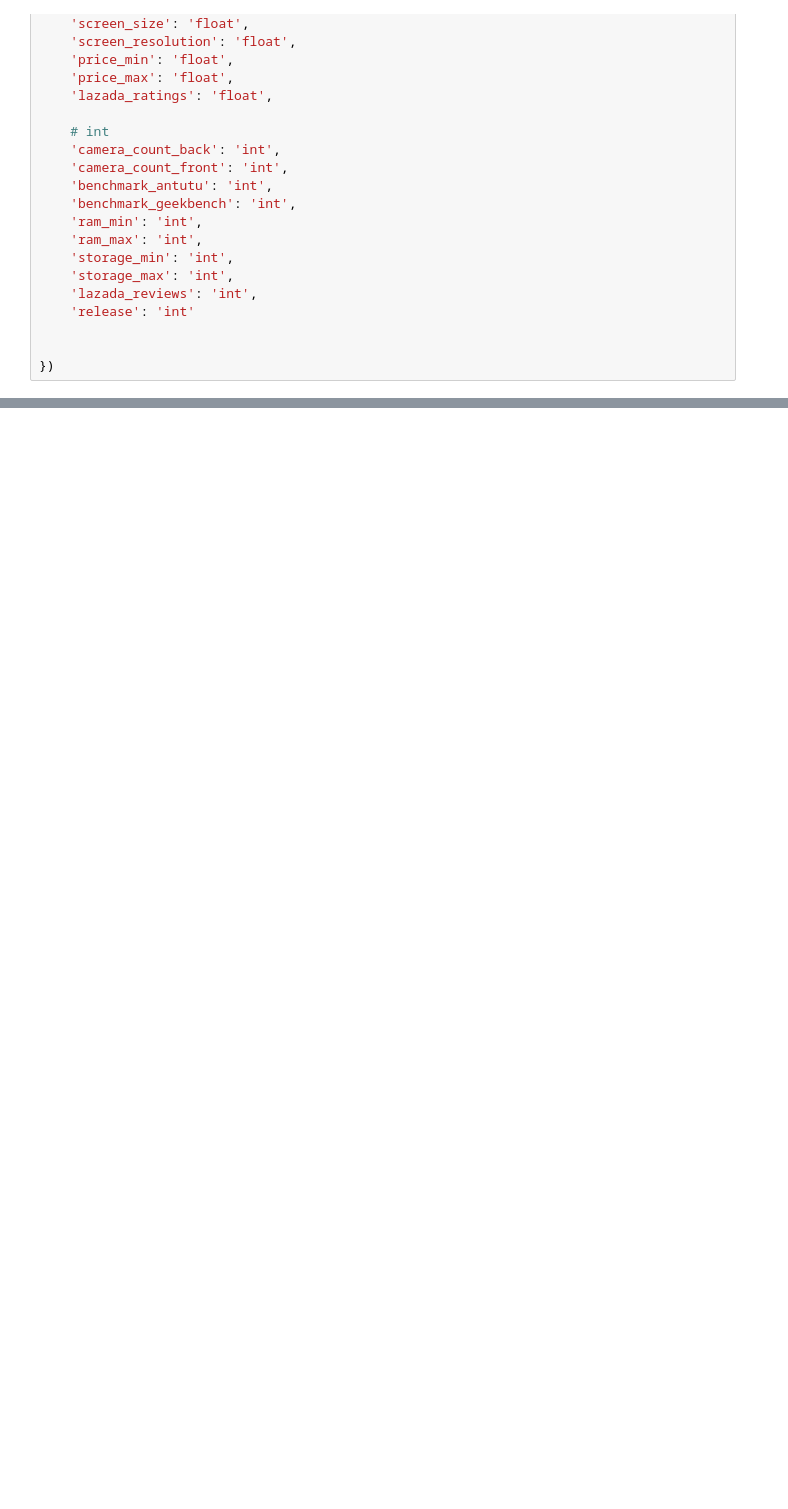
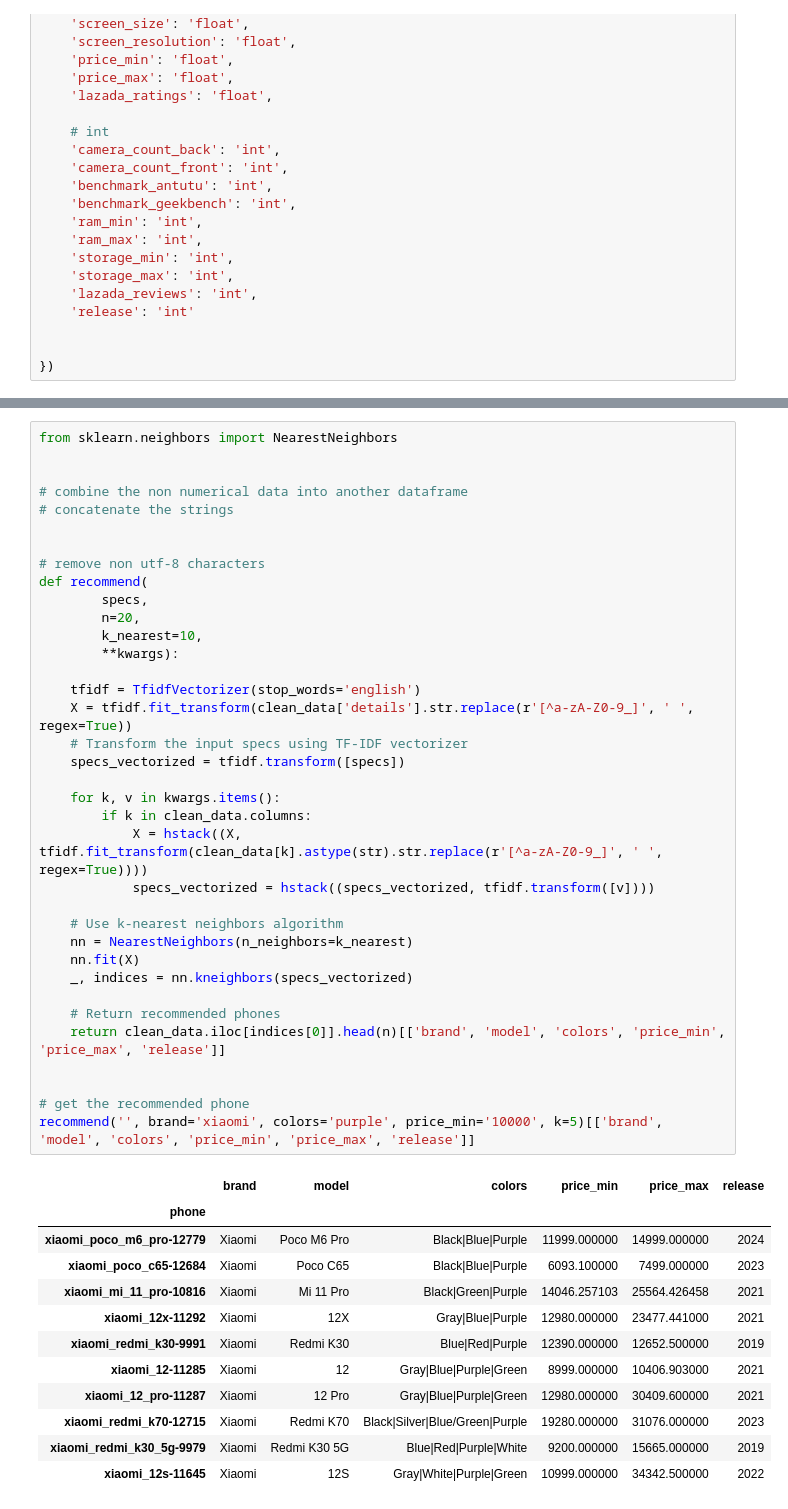
Before and after one commit to RenzVillegas24/GSMArena_Scraper, a Jupyter notebook: GSMArena_API.ipynb, the cells around one changed output, grey strips where cells are left out. Drawn from its saved outputs; the diff is of its cells as text; blank space fills up the shorter version.

Commit message:
v0.9.2 Added KNN and BallTree Algorithm

```diff
--- a/GSMArena_API.ipynb
+++ b/GSMArena_API.ipynb
@@ -1490,0 +1469,49 @@ recommend('', brand='apple', colors='Red', price_min = '8000' )[['brand', 'model
+# %%
+from sklearn.neighbors import NearestNeighbors
+
+
+# combine the non numerical data into another dataframe
+# concatenate the strings
+
+
+# remove non utf-8 characters
+def recommend(
+        specs,
+        n=20,
+        k_nearest=10,
+        **kwargs):
+
+    tfidf = TfidfVectorizer(stop_words='english')
+    X = tfidf.fit_transform(clean_data['details'].str.replace(r'[^a-zA-Z0-9_]', ' ', regex=True))
+    # Transform the input specs using TF-IDF vectorizer
+    specs_vectorized = tfidf.transform([specs])
+
+    for k, v in kwargs.items():
+        if k in clean_data.columns:
+            X = hstack((X, tfidf.fit_transform(clean_data[k].astype(str).str.replace(r'[^a-zA-Z0-9_]', ' ', regex=True))))
+            specs_vectorized = hstack((specs_vectorized, tfidf.transform([v])))
+
+    # Use k-nearest neighbors algorithm
+    nn = NearestNeighbors(n_neighbors=k_nearest)
+    nn.fit(X)
+    _, indices = nn.kneighbors(specs_vectorized)
+
+    # Return recommended phones
+    return clean_data.iloc[indices[0]].head(n)[['brand', 'model', 'colors', 'price_min', 'price_max', 'release']]
+
+
+# get the recommended phone
+recommend('', brand='xiaomi', colors='purple', price_min='10000', k=5)[['brand', 'model', 'colors', 'price_min', 'price_max', 'release']]
+# %% [output]
+|  | brand | model | colors | price_min | price_max | release |
+| phone |  |  |  |  |  |  |
+| xiaomi_poco_m6_pro-12779 | Xiaomi | Poco M6 Pro | Black|Blue|Purple | 11999.000000 | 14999.000000 | 2024 |
+| xiaomi_poco_c65-12684 | Xiaomi | Poco C65 | Black|Blue|Purple | 6093.100000 | 7499.000000 | 2023 |
+| xiaomi_mi_11_pro-10816 | Xiaomi | Mi 11 Pro | Black|Green|Purple | 14046.257103 | 25564.426458 | 2021 |
+| xiaomi_12x-11292 | Xiaomi | 12X | Gray|Blue|Purple | 12980.000000 | 23477.441000 | 2021 |
+| xiaomi_redmi_k30-9991 | Xiaomi | Redmi K30 | Blue|Red|Purple | 12390.000000 | 12652.500000 | 2019 |
+| xiaomi_12-11285 | Xiaomi | 12 | Gray|Blue|Purple|Green | 8999.000000 | 10406.903000 | 2021 |
+| xiaomi_12_pro-11287 | Xiaomi | 12 Pro | Gray|Blue|Purple|Green | 12980.000000 | 30409.600000 | 2021 |
+| xiaomi_redmi_k70-12715 | Xiaomi | Redmi K70 | Black|Silver|Blue/Green|Purple | 19280.000000 | 31076.000000 | 2023 |
+| xiaomi_redmi_k30_5g-9979 | Xiaomi | Redmi K30 5G | Blue|Red|Purple|White | 9200.000000 | 15665.000000 | 2019 |
+| xiaomi_12s-11645 | Xiaomi | 12S | Gray|White|Purple|Green | 10999.000000 | 34342.500000 | 2022 |
```
Also changed, not shown: parts of 3 cells of this notebook.
